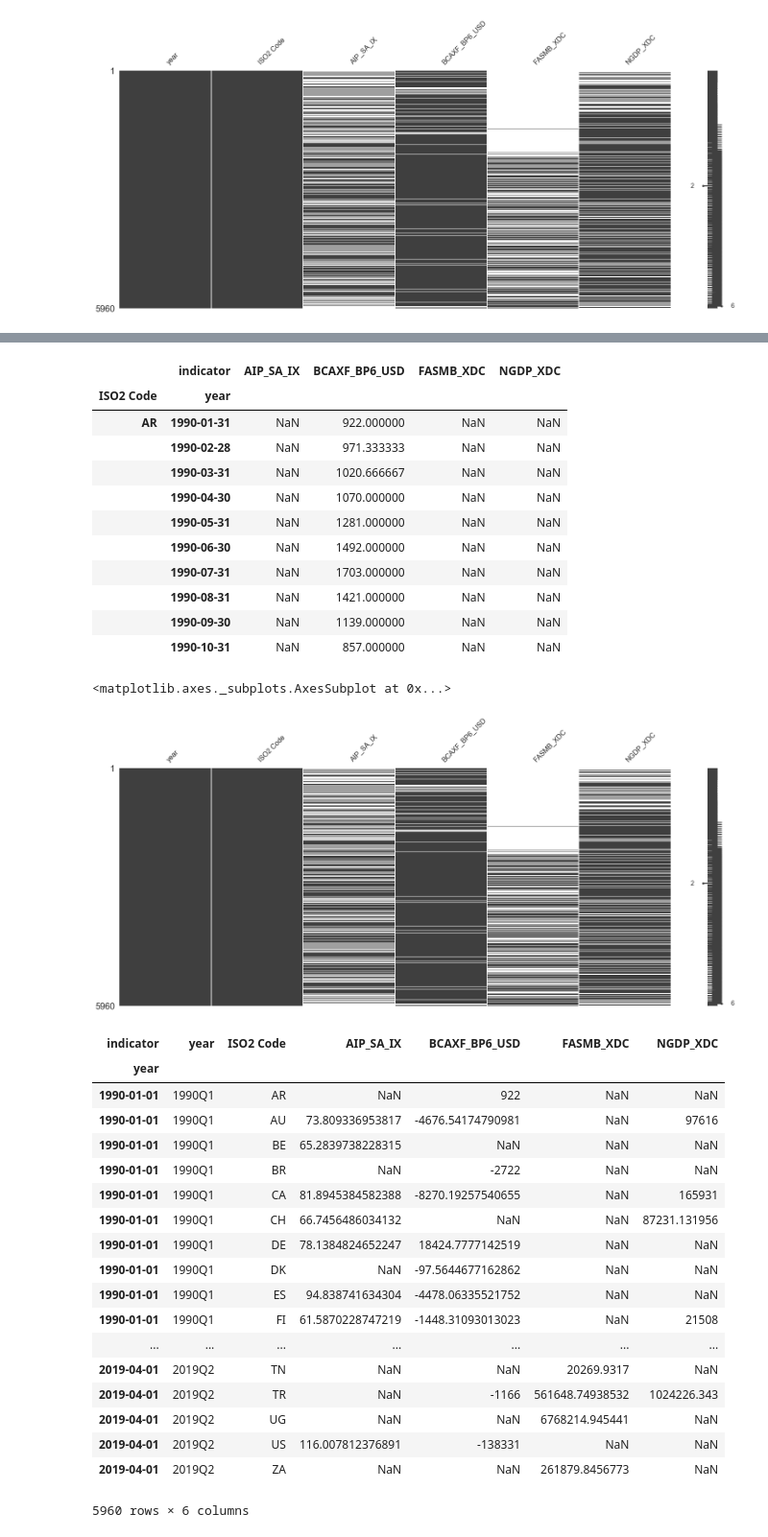
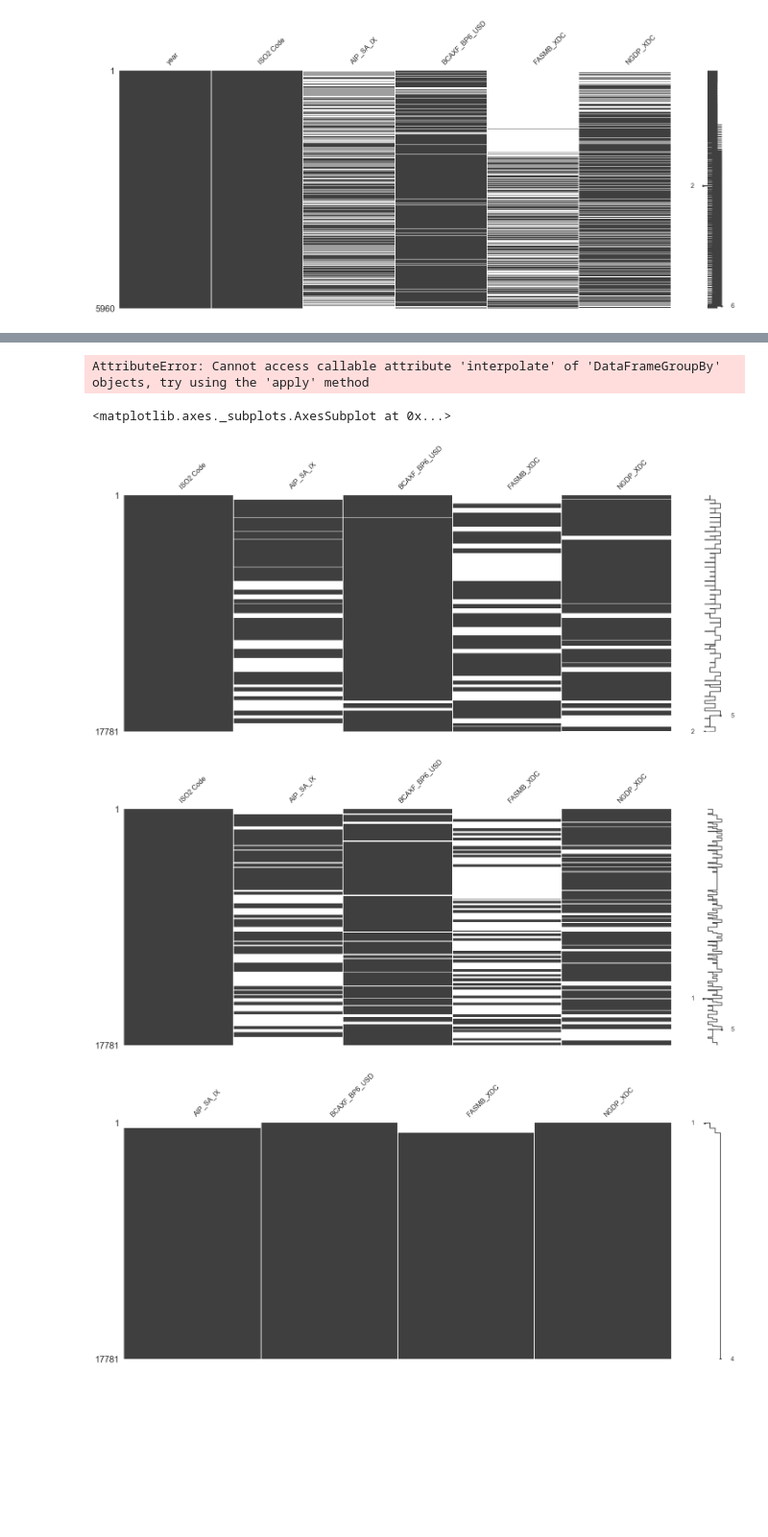
Before and after one commit to Walras-data/countryrisk, a Jupyter notebook: countryrisk4.ipynb, the cells around one changed output, grey strips where cells are left out. Shown at 96% size. Saved outputs shown, nothing was run; the diff lists cells and outputs as text; code cells hidden in the pictures; blank space fills up the shorter version.

```diff
--- a/countryrisk4.ipynb
+++ b/countryrisk4.ipynb
@@ -127,4 +141,4 @@ stack_q = stackq.set_index('year').groupby('ISO2 Code').resample("M").last()
 stack_q = stack_q.drop(columns=["ISO2 Code"])
 # %%
 #Interpolation method 1 - Back
-stack_q.bfill().head(10)
+stack1 = stack_q.groupby("ISO2 Code").bfill()
@@ -144,4 +145,4 @@ stack_q.bfill().head(10)
 # %%
 #Interpolation method 2 - Same within the quarterly
 
-stack_q.ffill().head(10)
+stack2 =stack_q.groupby("ISO2 Code").ffill()
@@ -164,50 +152,20 @@ stack_q.ffill().head(10)
 for col in stack_q:
     stack_q[col] = pd.to_numeric(stack_q[col], errors='coerce')
 
-stack_q.interpolate().head(10)
+stack3 = stack_q.groupby("ISO2 Code").interpolate()
 # %% [output]
-|  | indicator | AIP_SA_IX | BCAXF_BP6_USD | FASMB_XDC | NGDP_XDC |
-| ISO2 Code | year |  |  |  |  |
-| AR | 1990-01-31 | NaN | 922.000000 | NaN | NaN |
-|  | 1990-02-28 | NaN | 971.333333 | NaN | NaN |
-|  | 1990-03-31 | NaN | 1020.666667 | NaN | NaN |
-|  | 1990-04-30 | NaN | 1070.000000 | NaN | NaN |
-|  | 1990-05-31 | NaN | 1281.000000 | NaN | NaN |
-|  | 1990-06-30 | NaN | 1492.000000 | NaN | NaN |
-|  | 1990-07-31 | NaN | 1703.000000 | NaN | NaN |
-|  | 1990-08-31 | NaN | 1421.000000 | NaN | NaN |
-|  | 1990-09-30 | NaN | 1139.000000 | NaN | NaN |
-|  | 1990-10-31 | NaN | 857.000000 | NaN | NaN |
+AttributeError: Cannot access callable attribute 'interpolate' of 'DataFrameGroupBy' objects, try using the 'apply' method
-# %%
-msno.matrix(stackq)
-# %% [output]
-<matplotlib.axes._subplots.AxesSubplot at 0x...>
-[figure, removed]
-# %%
-stackq.index = pd.to_datetime(stackq["year"])
-
-stackq.resample("M")
-stackq
-# %% [output]
-| indicator | year | ISO2 Code | AIP_SA_IX | BCAXF_BP6_USD | FASMB_XDC | NGDP_XDC |
-| year |  |  |  |  |  |  |
-| 1990-01-01 | 1990Q1 | AR | NaN | 922 | NaN | NaN |
-| 1990-01-01 | 1990Q1 | AU | 73.809336953817 | -4676.54174790981 | NaN | 97616 |
-| 1990-01-01 | 1990Q1 | BE | 65.2839738228315 | NaN | NaN | NaN |
-| 1990-01-01 | 1990Q1 | BR | NaN | -2722 | NaN | NaN |
-| 1990-01-01 | 1990Q1 | CA | 81.8945384582388 | -8270.19257540655 | NaN | 165931 |
-| 1990-01-01 | 1990Q1 | CH | 66.7456486034132 | NaN | NaN | 87231.131956 |
-| 1990-01-01 | 1990Q1 | DE | 78.1384824652247 | 18424.7777142519 | NaN | NaN |
-| 1990-01-01 | 1990Q1 | DK | NaN | -97.5644677162862 | NaN | NaN |
-| 1990-01-01 | 1990Q1 | ES | 94.838741634304 | -4478.06335521752 | NaN | NaN |
-| 1990-01-01 | 1990Q1 | FI | 61.5870228747219 | -1448.31093013023 | NaN | 21508 |
-| ... | ... | ... | ... | ... | ... | ... |
-| 2019-04-01 | 2019Q2 | TN | NaN | NaN | 20269.9317 | NaN |
-| 2019-04-01 | 2019Q2 | TR | NaN | -1166 | 561648.74938532 | 1024226.343 |
-| 2019-04-01 | 2019Q2 | UG | NaN | NaN | 6768214.945441 | NaN |
-| 2019-04-01 | 2019Q2 | US | 116.007812376891 | -138331 | NaN | NaN |
-| 2019-04-01 | 2019Q2 | ZA | NaN | NaN | 261879.8456773 | NaN |
-5960 rows × 6 columns
+# %%
+#Must do by group
+
+msno.matrix(stack1)
+msno.matrix(stack2)
+msno.matrix(stack3)
+# %% [output]
+<matplotlib.axes._subplots.AxesSubplot at 0x...>
+[figure, added]
+[figure, added]
+[figure, added]
 # %%
 ### Merging IMF and WB database
 full_data = selected_worldbank_data.join(stack, how = "left")
```
Also changed, not shown: parts of 6 cells of this notebook, 1 other file.
